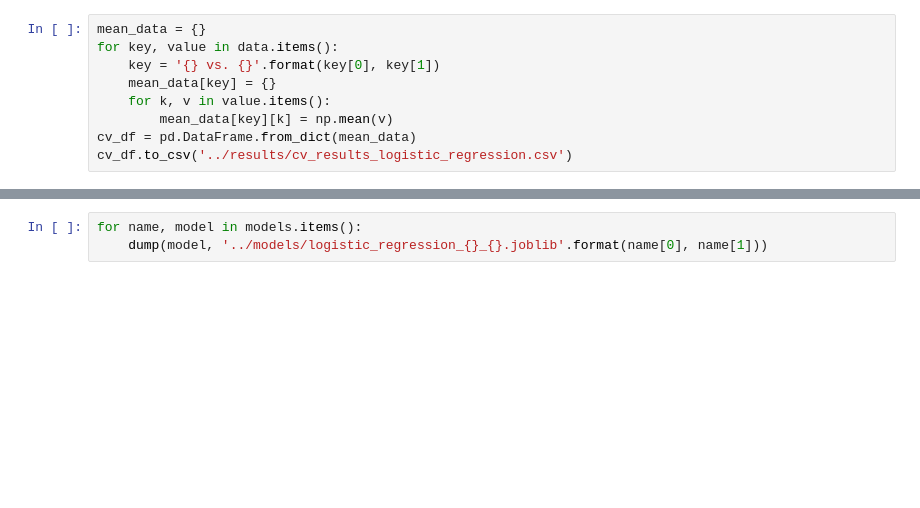
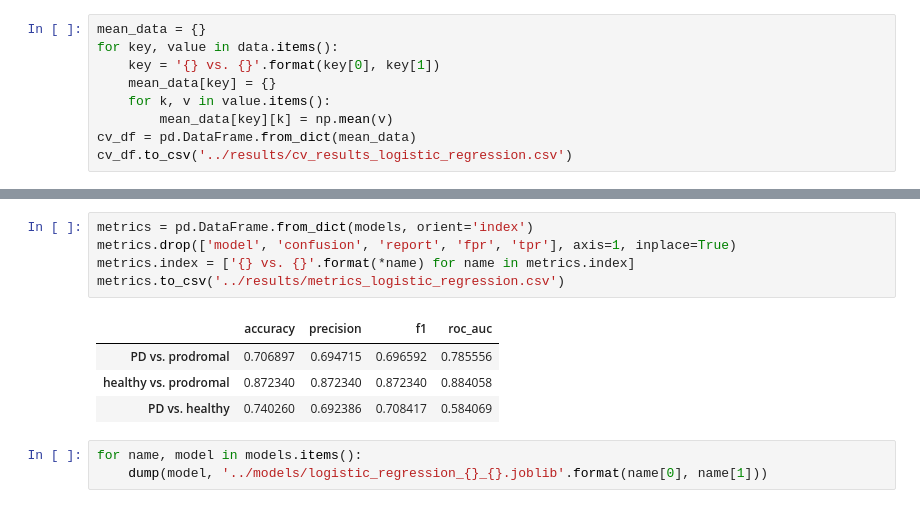
Before and after one commit to evancollins1/Project_20440, a Jupyter notebook: scripts/final_logistic_regression.ipynb, the cells around one changed output, grey strips where cells are left out. Drawn from its saved outputs; the diff is of its cells as text; blank space fills up the shorter version.

```diff
--- a/scripts/final_logistic_regression.ipynb
+++ b/scripts/final_logistic_regression.ipynb
@@ -100,3 +100,13 @@ plt.show()
+# %%
+metrics = pd.DataFrame.from_dict(models, orient='index')
+metrics.drop(['model', 'confusion', 'report', 'fpr', 'tpr'], axis=1, inplace=True)
+metrics.index = ['{} vs. {}'.format(*name) for name in metrics.index]
+metrics.to_csv('../results/metrics_logistic_regression.csv')
+# %% [output]
+|  | accuracy | precision | f1 | roc_auc |
+| PD vs. prodromal | 0.706897 | 0.694715 | 0.696592 | 0.785556 |
+| healthy vs. prodromal | 0.872340 | 0.872340 | 0.872340 | 0.884058 |
+| PD vs. healthy | 0.740260 | 0.692386 | 0.708417 | 0.584069 |
 # %%
 for name, model in models.items():
     dump(model, '../models/logistic_regression_{}_{}.joblib'.format(name[0], name[1]))
```
Also changed, not shown: parts of 3 cells of this notebook, 3 other files.
